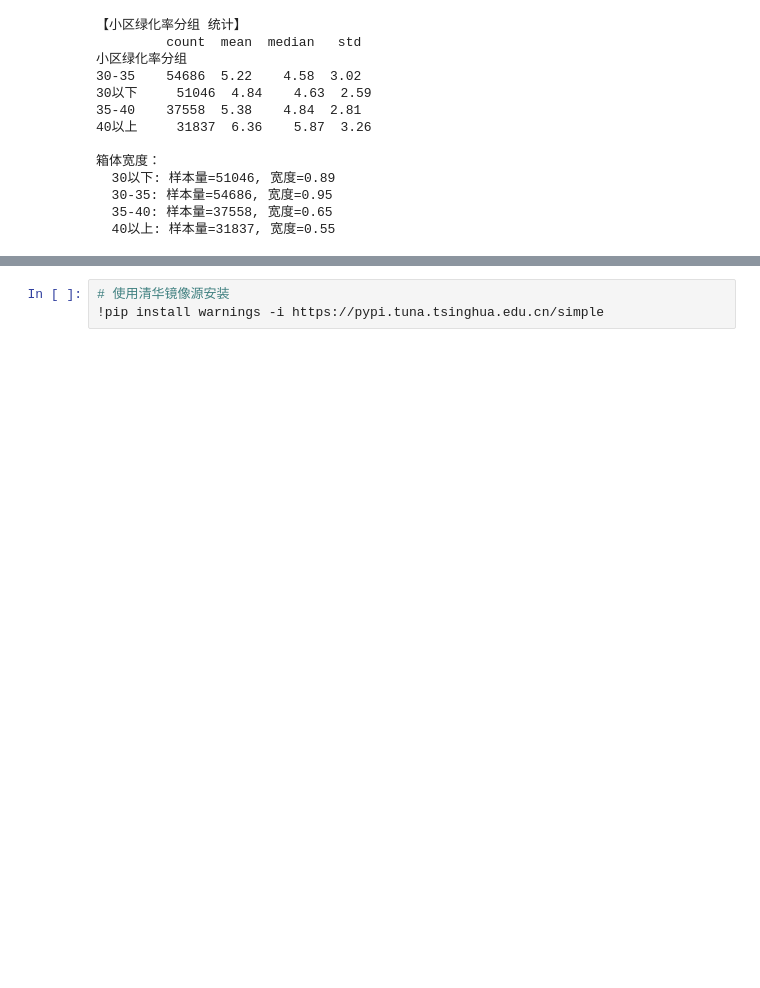
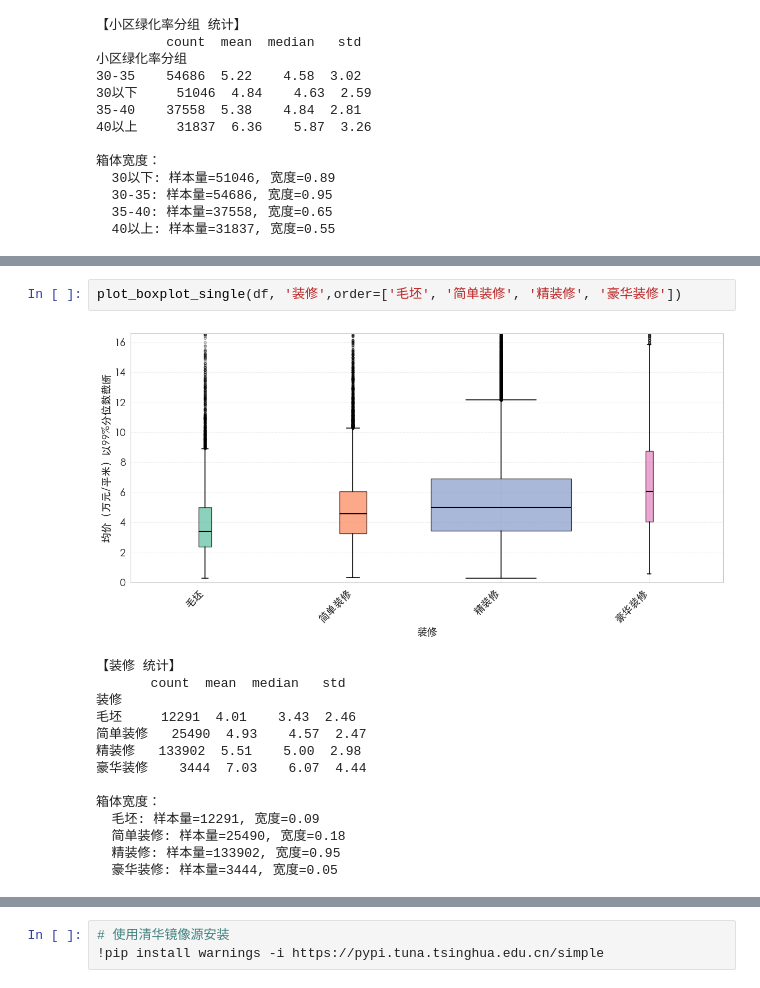
Before and after one commit to jiangwen9477/shanghai-house-price-research, a Jupyter notebook: code.ipynb, the cells around one changed output, grey strips where cells are left out. Saved outputs shown, nothing was run; the diff lists cells and outputs as text; blank space fills up the shorter version.

```diff
--- a/code.ipynb
+++ b/code.ipynb
@@ -701,0 +964,17 @@ plot_boxplot_single(df, '小区绿化率分组',order=['30以下', '30-35', '35-
+# %%
+plot_boxplot_single(df, '装修',order=['毛坯', '简单装修', '精装修', '豪华装修'])
+# %% [output]
+[figure, added]
+【装修 统计】
+       count  mean  median   std
+装修
+毛坯     12291  4.01    3.43  2.46
+简单装修   25490  4.93    4.57  2.47
+精装修   133902  5.51    5.00  2.98
+豪华装修    3444  7.03    6.07  4.44
+
+箱体宽度：
+  毛坯: 样本量=12291, 宽度=0.09
+  简单装修: 样本量=25490, 宽度=0.18
+  精装修: 样本量=133902, 宽度=0.95
+  豪华装修: 样本量=3444, 宽度=0.05
```
Also changed, not shown: parts of 5 cells of this notebook, 5 other files.
